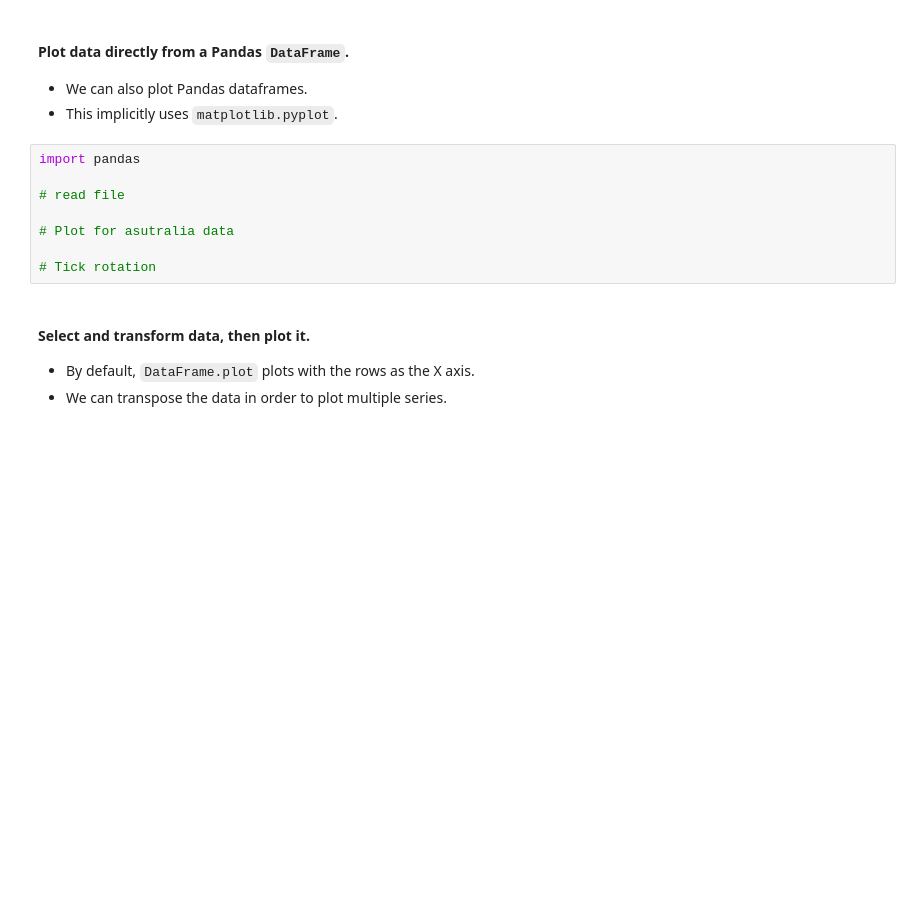
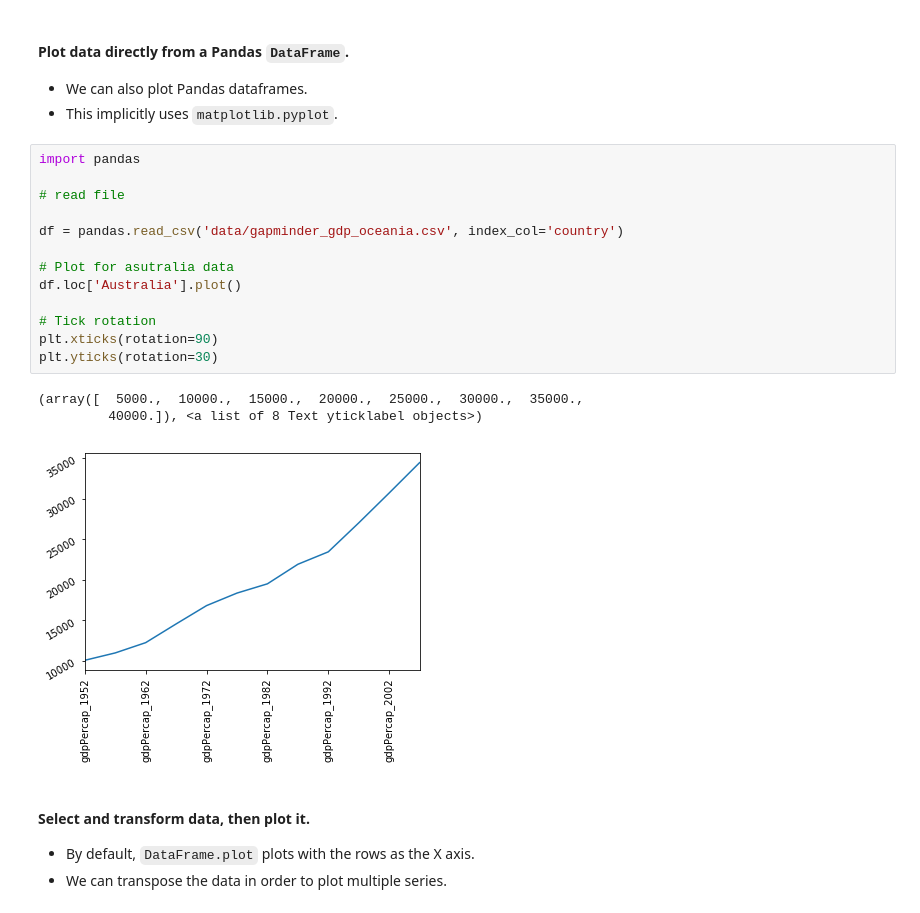
Before and after one commit to tobyhodges/software-carpentry-embl-2017, a Jupyter notebook: Day2/3_3-plotting.ipynb, the cells around one changed output. Drawn from its saved outputs; the diff is of its cells as text; blank space fills up the shorter version.

```diff
--- a/Day2/3_3-plotting.ipynb
+++ b/Day2/3_3-plotting.ipynb
@@ -36,11 +43,20 @@ y = [2, 4, 6, 8, 10]
 # %%
 import pandas
 
 # read file
 
+df = pandas.read_csv('data/gapminder_gdp_oceania.csv', index_col='country')
+
 # Plot for asutralia data
+df.loc['Australia'].plot()
 
 # Tick rotation
+plt.xticks(rotation=90)
+plt.yticks(rotation=30)
+# %% [output]
+(array([  5000.,  10000.,  15000.,  20000.,  25000.,  30000.,  35000.,
+         40000.]), <a list of 8 Text yticklabel objects>)
+[figure, added]
 # %% [markdown]
 #### Select and transform data, then plot it.
 
```
Also changed, not shown: parts of 11 cells of this notebook, 5 other files.
